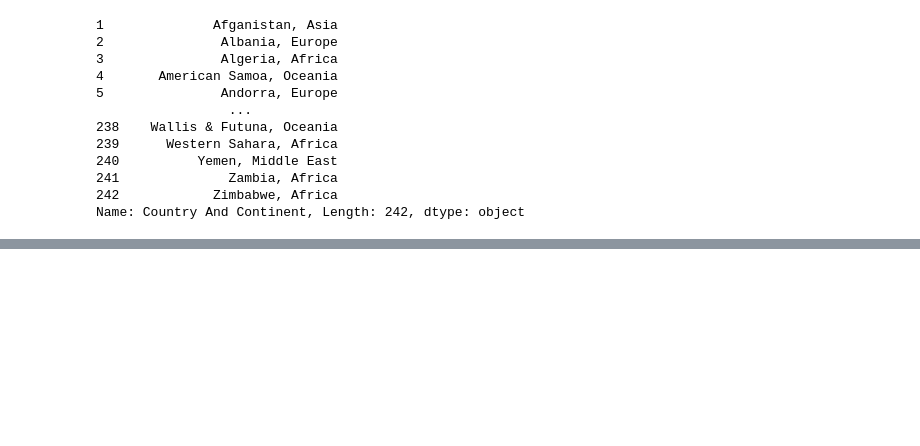
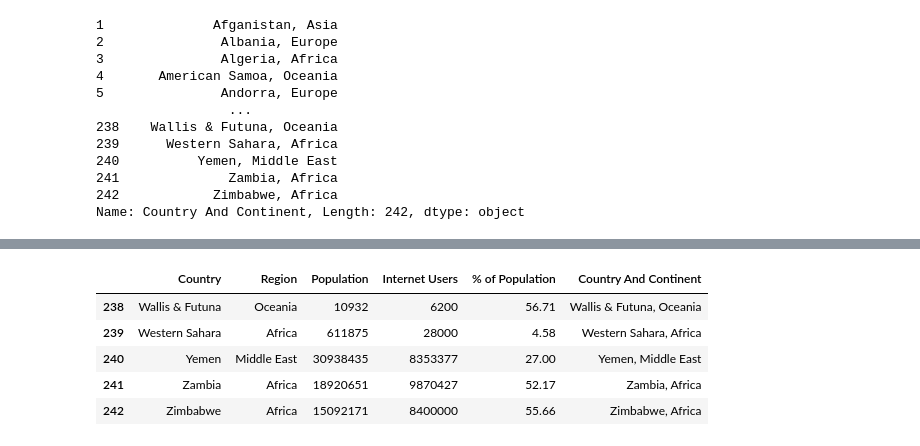
Before and after one commit to sanjibsinha/Machine-Learning-Primer, a Jupyter notebook: pd_two.ipynb, the cells around one changed output, grey strips where cells are left out. Cells and saved outputs as stored; diff of their text form; code cells hidden in the pictures; blank space fills up the shorter version.

```diff
--- a/pd_two.ipynb
+++ b/pd_two.ipynb
@@ -70,0 +80,11 @@ Name: Country And Continent, Length: 242, dtype: object
+# %%
+df = df.drop('Country Percentage', axis=1)
+# %%
+df.tail()
+# %% [output]
+|  | Country | Region | Population | Internet Users | % of Population | Country And Continent |
+| 238 | Wallis & Futuna | Oceania | 10932 | 6200 | 56.71 | Wallis & Futuna, Oceania |
+| 239 | Western Sahara | Africa | 611875 | 28000 | 4.58 | Western Sahara, Africa |
+| 240 | Yemen | Middle East | 30938435 | 8353377 | 27.00 | Yemen, Middle East |
+| 241 | Zambia | Africa | 18920651 | 9870427 | 52.17 | Zambia, Africa |
+| 242 | Zimbabwe | Africa | 15092171 | 8400000 | 55.66 | Zimbabwe, Africa |
```
Also changed, not shown: parts of 1 cell of this notebook.
